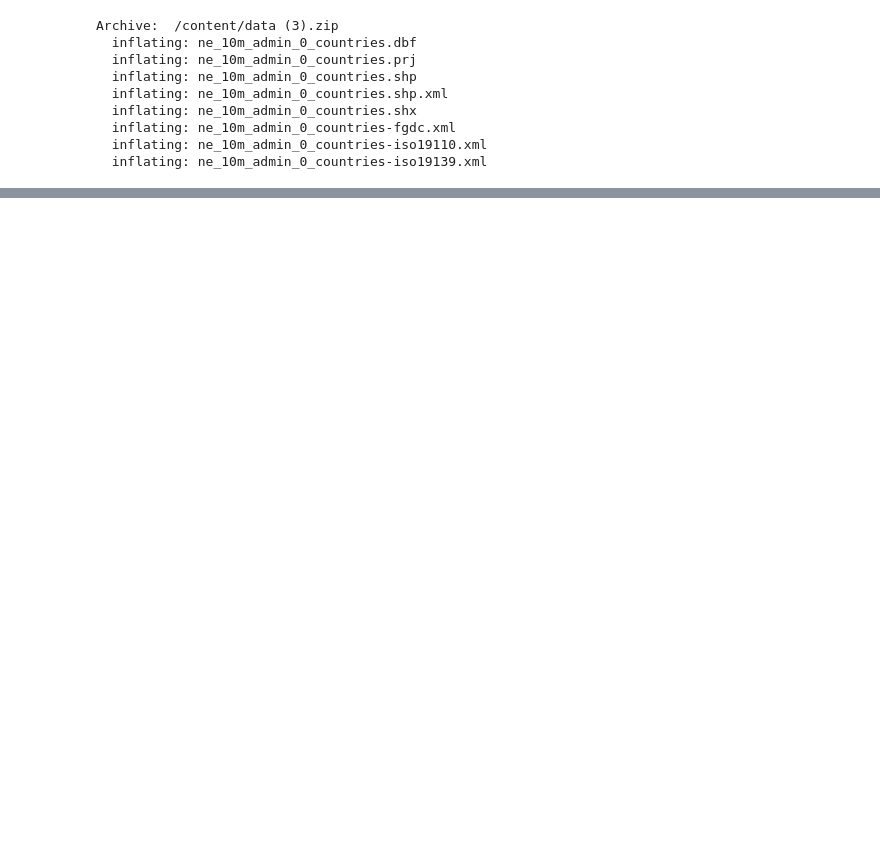
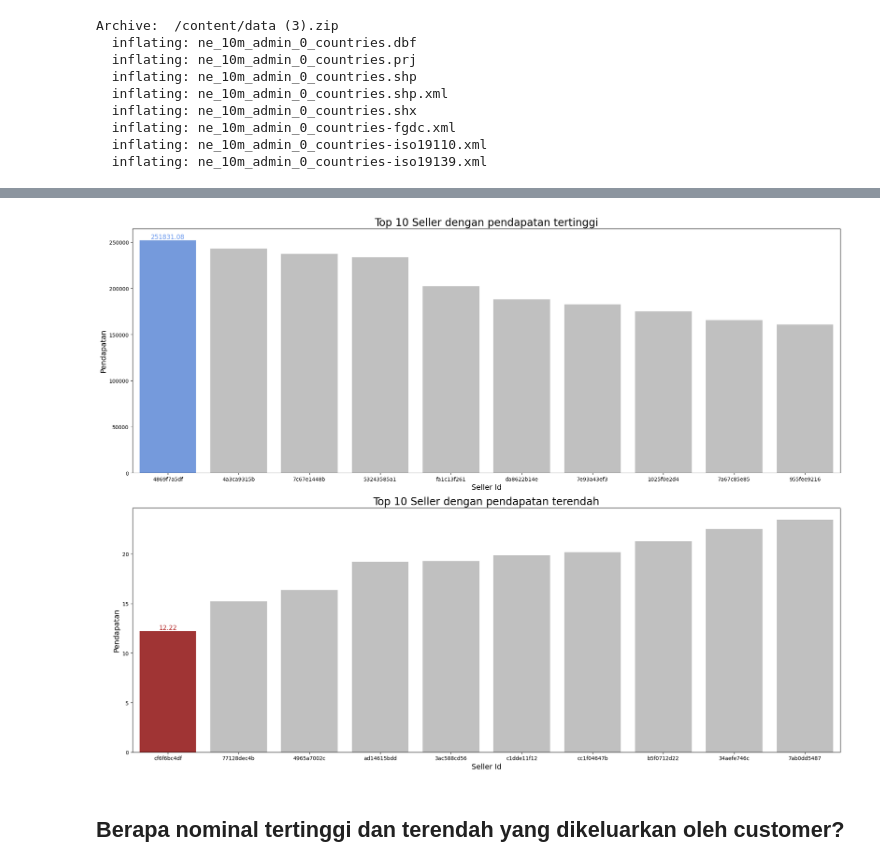
Before and after one commit to abidam16/data-analytic-app, a Jupyter notebook: SubmissionDicoding.ipynb, the cells around one changed output, grey strips where cells are left out. Saved outputs shown, nothing was run; the diff lists cells and outputs as text; code cells hidden in the pictures; blank space fills up the shorter version.

```diff
--- a/SubmissionDicoding.ipynb
+++ b/SubmissionDicoding.ipynb
@@ -1036,0 +1077,5 @@ plt.show()
+# %%
+ord_itm_temp = order_items_data.copy()
+ord_itm_temp['total_spend'] = ord_itm_temp['price'].values + ord_itm_temp['freight_value'].values
+sum_ord_itm_temp = ord_itm_temp.groupby('order_id').sum()[['total_spend']].reset_index()
+sum_ord_itm_temp
@@ -1036,0 +1121,3 @@ plt.show()
+# %%
+temp = sum_ord_itm_temp.merge(sum_ord_pay_temp, how='inner', on='order_id')
+temp
@@ -1036,0 +1138,3 @@ plt.show()
+# %%
+new_all_data = all_data.drop_duplicates('order_id').merge(temp, how='inner', on='order_id')
+new_all_data
@@ -1036,0 +1173,3 @@ plt.show()
+# %%
+sorted_sum_revenue = new_all_data.groupby('seller_id').sum()[['payment_value_y']].reset_index().sort_values('payment_value_y', ascending=False)
+sorted_sum_revenue
@@ -1036,0 +1190,35 @@ plt.show()
+# %%
+fig, ax = plt.subplots(nrows=2, ncols=1, figsize=(20, 15))
+max_value = sorted_sum_revenue['payment_value_y'].head(10).max()
+colors_high = ['silver' if v != max_value else 'cornflowerblue' for v in sorted_sum_revenue['payment_value_y'].head(10)]
+sns.barplot(x=sorted_sum_revenue['seller_id'].head(10).str[:10],
+            y=sorted_sum_revenue['payment_value_y'].head(10),
+            palette=colors_high, ax=ax[0])
+for i, v in enumerate(sorted_sum_revenue['payment_value_y'].head(10)):
+    if v == max_value:
+        ax[0].text(i, v, str(v), ha='center', va='bottom', fontsize=12, color='cornflowerblue')
+
+ax[0].set_xlabel('Seller Id', fontsize=14)
+ax[0].set_ylabel('Pendapatan', fontsize=14)
+ax[0].set_title('Top 10 Seller dengan pendapatan tertinggi', fontsize=20)
+
+min_value = sorted_sum_revenue['payment_value_y'].tail(10).min()
+colors_low = ['silver' if v != min_value else 'firebrick' for v in sorted_sum_revenue['payment_value_y'].tail(10)]
+sns.barplot(x=sorted_sum_revenue['seller_id'].tail(10).iloc[::-1].str[:10],
+            y=sorted_sum_revenue['payment_value_y'].tail(10).iloc[::-1],
+            palette=colors_low[::-1], ax=ax[1])
+for i, v in enumerate(sorted_sum_revenue['payment_value_y'].tail(10).iloc[::-1]):
+    if v == min_value:
+        ax[1].text(i, v, str(v), ha='center', va='bottom', fontsize=12, color='firebrick')
+
+ax[1].set_xlabel('Seller Id', fontsize=14)
+ax[1].set_ylabel('Pendapatan', fontsize=14)
+ax[1].set_title('Top 10 Seller dengan pendapatan terendah', fontsize=20)
+
+plt.tight_layout()
+
+plt.show()
+# %% [output]
+[figure, added]
+# %% [markdown]
+## Berapa nominal tertinggi dan terendah yang dikeluarkan oleh customer?
```
Also changed, not shown: parts of 48 cells of this notebook.
